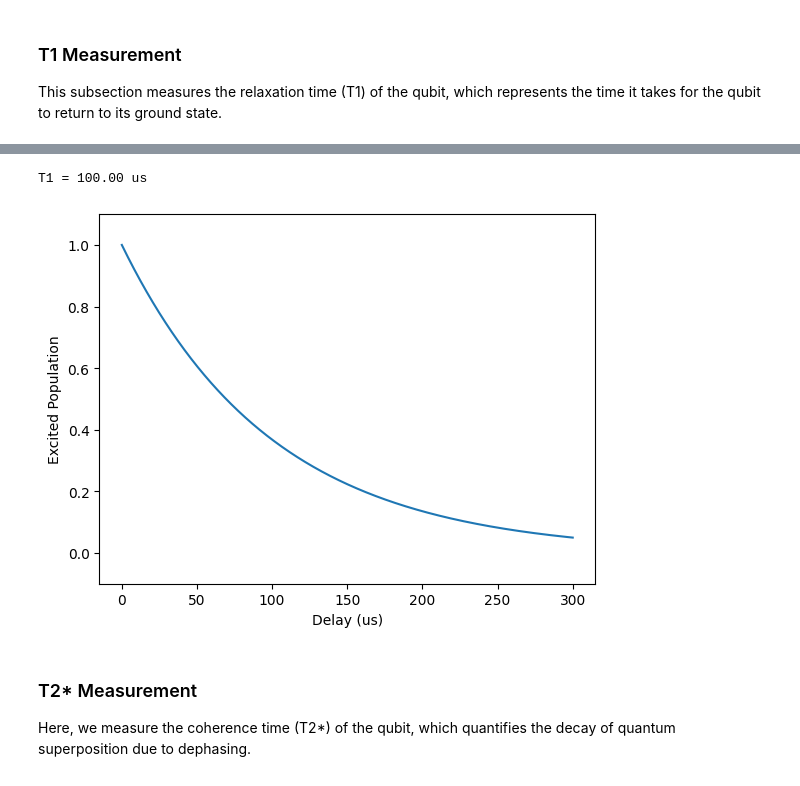
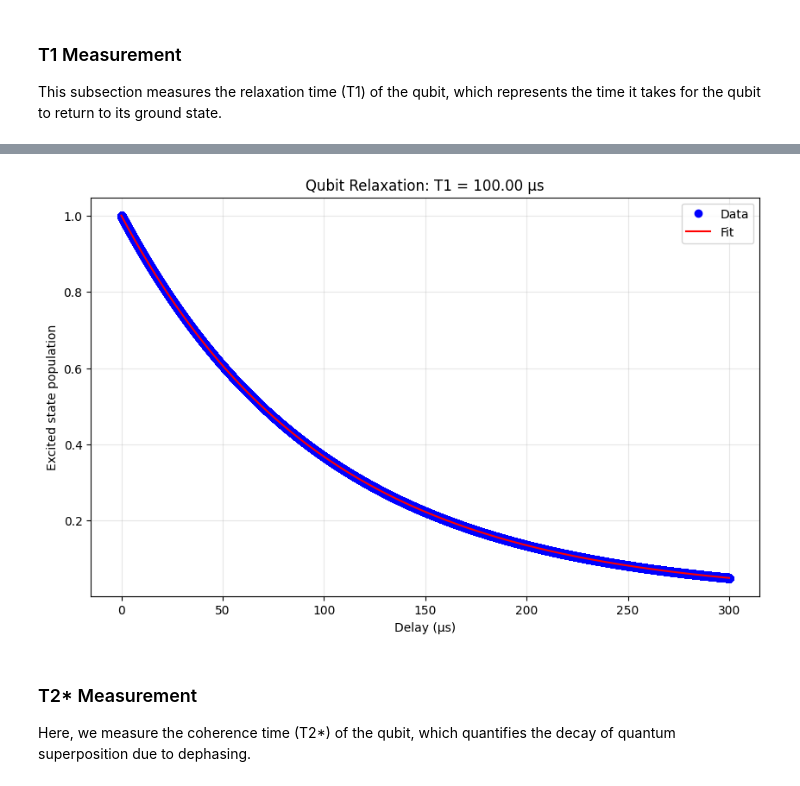
Before and after one commit to ibralyousef/UMQ-C4IR, a Jupyter notebook: C4IR_Workshop.ipynb, the cells around one changed output, grey strips where cells are left out. Cells and saved outputs as stored; diff of their text form; code cells hidden in the pictures.

```diff
--- a/C4IR_Workshop.ipynb
+++ b/C4IR_Workshop.ipynb
@@ -476,10 +595,10 @@ c_ops = [np.sqrt(1/T1)*q_op]
 # %%
-delay = 300e-6
-output_T1 = qt.mesolve(
-                H_0
-                ,
-                rho_e,
-                tlist(delay),
-                c_ops=c_ops,
-                e_ops=[rho_e.proj()], options = dict(progress_bar = 'tqdm')
-            )
+# # Perform T1 measurement simulation
+# output_T1 = qt.mesolve(
+#                 H_0
+#                 ,
+#                 rho_e,
+#                 tlist(delay),
+#                 c_ops=c_ops,
+#                 e_ops=[rho_e.proj()], options = dict(progress_bar = 'tqdm')
+#             )
@@ -503,10 +604,0 @@ def get_t1(e_pop, delay_sweep):
-# %%
-plt.plot(tlist(delay)*1e6, output_T1.expect[0])
-plt.xlabel('Delay (us)')
-plt.ylabel('Excited Population')
-print(f'T1 = {get_t1(output_T1.expect[0], tlist(delay)*1e6)[0]:.2f} us')
-plt.ylim(-0.1,1.1)
-plt.show()
-# %% [output]
-T1 = 100.00 us
-[figure, removed]
@@ -513,3 +609,24 @@ T1 = 100.00 us
+# %%
+# import simulated data from pickle file
+with open('sim_data/output_T1.pkl', 'rb') as f:
+    output_T1 = pickle.load(f)
+# %%
+# Plot T1 measurement results
+T1_fit, popt, pcov = get_t1(output_T1.expect[0], tlist(delay)*1e6)
+
+T1_fit_curve = exponential_decay(tlist(delay)*1e6, *get_t1(output_T1.expect[0], tlist(delay)*1e6)[1])
+
+plt.figure(figsize=(10, 6))
+plt.plot(tlist(delay)*1e6, output_T1.expect[0], 'bo', label='Data')
+plt.plot(tlist(delay)*1e6, T1_fit_curve, 'r-', label='Fit')
+plt.xlabel(f'Delay (µs)')
+plt.ylabel('Excited state population')
+plt.title(f'Qubit Relaxation: T1 = {T1_fit:.2f} µs')
+plt.grid(True, alpha=0.3)
+plt.legend()
+plt.show()
+# %% [output]
+[figure, added]
 # %% [markdown]
 ### T2* Measurement
 Here, we measure the coherence time (T2*) of the qubit, which quantifies the decay of quantum superposition due to dephasing.
```
Also changed, not shown: parts of 47 cells of this notebook.
